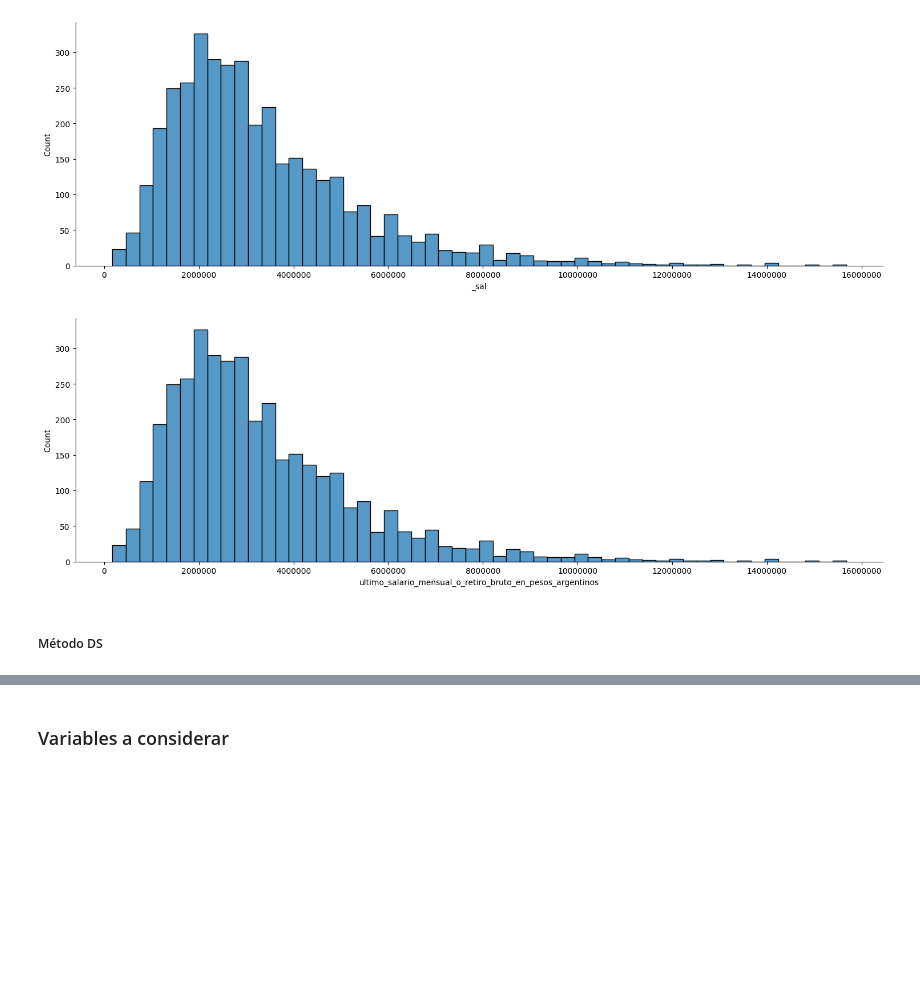
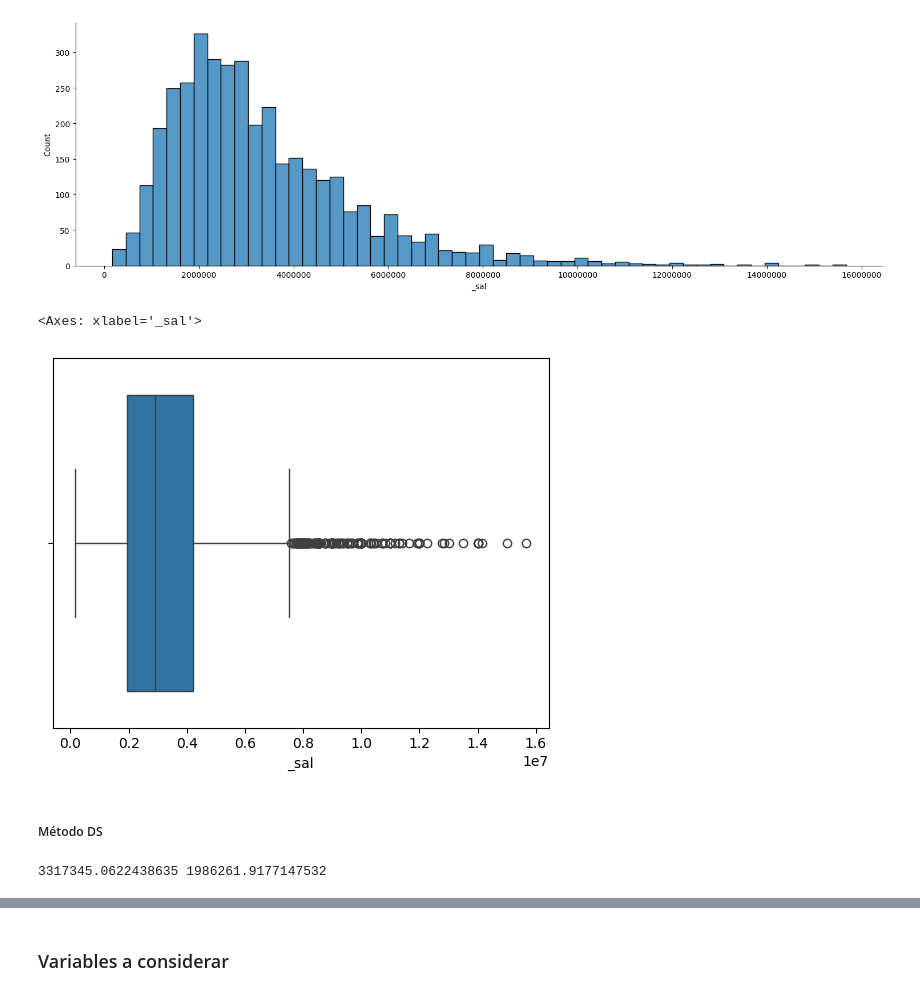
Before and after one commit to caro6852lq/MachineLearning_PredictSalary, a Jupyter notebook: Notebook/Notebook_MachineLearning_PredictSalary.ipynb, the cells around one changed output, grey strips where cells are left out. Saved outputs shown, nothing was run; the diff lists cells and outputs as text; code cells hidden in the pictures; blank space fills up the shorter version.

```diff
--- a/Notebook/Notebook_MachineLearning_PredictSalary.ipynb
+++ b/Notebook/Notebook_MachineLearning_PredictSalary.ipynb
@@ -104,15 +109,3 @@ df["price_usd"] = df["price_usd"]*100
-# %%
-#Transformar Latitud a float64
-# Primero, debes reemplazar los puntos incorrectos. Usaremos regex para transformar el formato.
-df['lat'] = df['lat'].str.replace('.', '', regex=False)  # Eliminar todos los puntos
-df['lat'] = df['lat'].apply(lambda x: x[:3] + '.' + x[3:]) #sumo el punto dp de los tres primeros valores
-df['lat'] = df['lat'].astype('float64') # paso a float
-# %%
-#Transformar lonitud a float64
-# Primero, debes reemplazar los puntos incorrectos. Usaremos regex para transformar el formato.
-df['lon'] = df['lon'].str.replace('.', '', regex=False)  # Eliminar todos los puntos
-df['lon'] = df['lon'].apply(lambda x: x[:3] + '.' + x[3:]) #sumo el punto dp de los tres primeros valores
-df['lon'] = df['lon'].astype('float64') # paso a float
 # %%
 # Saber si hay nulos
 df.isnull().sum()
@@ -119,9 +128,3 @@ df.isnull().sum()
-# %%
-#Reemplazo los nulos por "sin dato"
-df.fillna({'property_type': 'Sin Dato'}, inplace=True)
-# %%
-#Completar nulos
-df = df.fillna(0)
 # %% [markdown]
 ## Analisis Exploratorio (previo modelo)
 # %% [markdown]
@@ -132,9 +135,3 @@ sns.displot(df["_sal"], aspect=3)
 plt.ticklabel_format(style='plain', axis='x') # Para evitar la notación científica en las etiquetas
 # %% [output]
 [figure]
-# %%
-## Reviso la distribución de la variable a predecir
-sns.displot(df["ultimo_salario_mensual_o_retiro_bruto_en_pesos_argentinos"], aspect=3)
-plt.ticklabel_format(style='plain', axis='x') # Para evitar la notación científica en las etiquetas
-# %% [output]
-[figure, removed]
@@ -145,9 +138,16 @@ df.price_usd.describe()
+# %%
+sns.boxplot(x=df['_sal'])
+# %% [output]
+<Axes: xlabel='_sal'>
+[figure, added]
 # %% [markdown]
 ##### Método DS
 # %%
-media = df["price_usd"].mean()
-desv_std = df["price_usd"].std()
+media = df["_sal"].mean()
+desv_std = df["_sal"].std()
 print(media, desv_std)
+# %% [output]
+3317345.0622438635 1986261.9177147532
 # %%
 LI_DS = media - 3*desv_std
 LS_DS =  media + 3*desv_std
```
Also changed, not shown: parts of 142 cells of this notebook.
